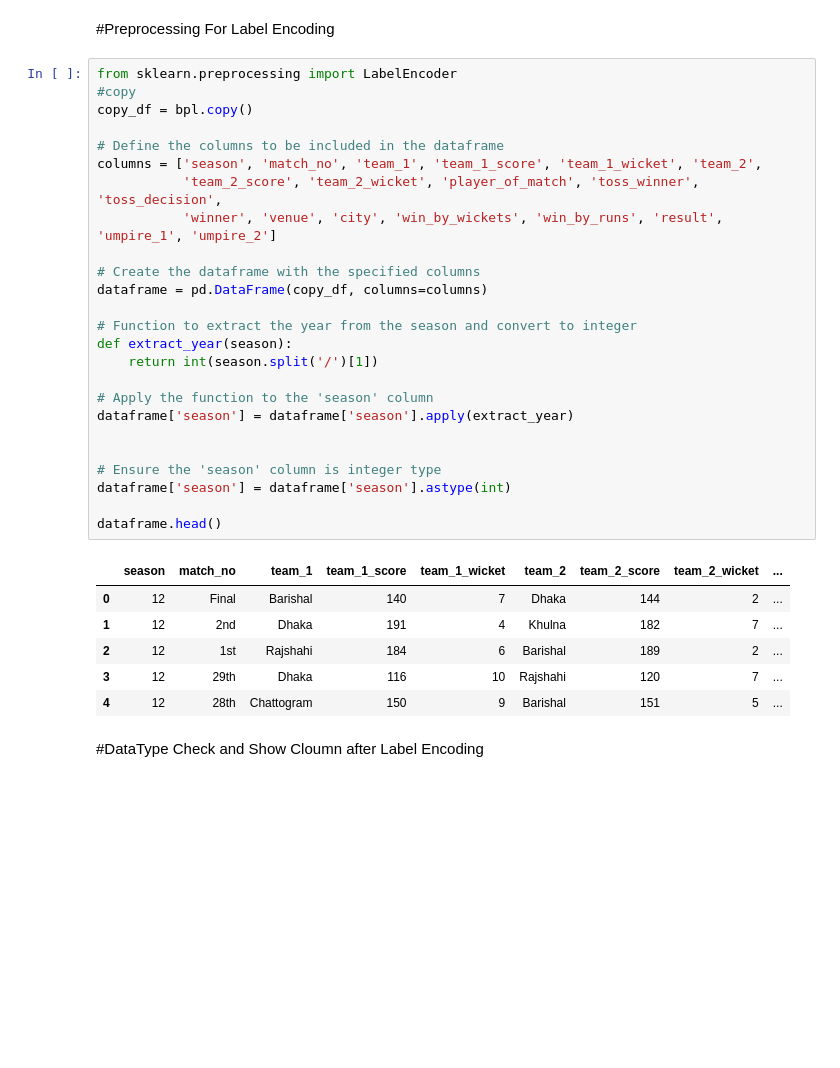
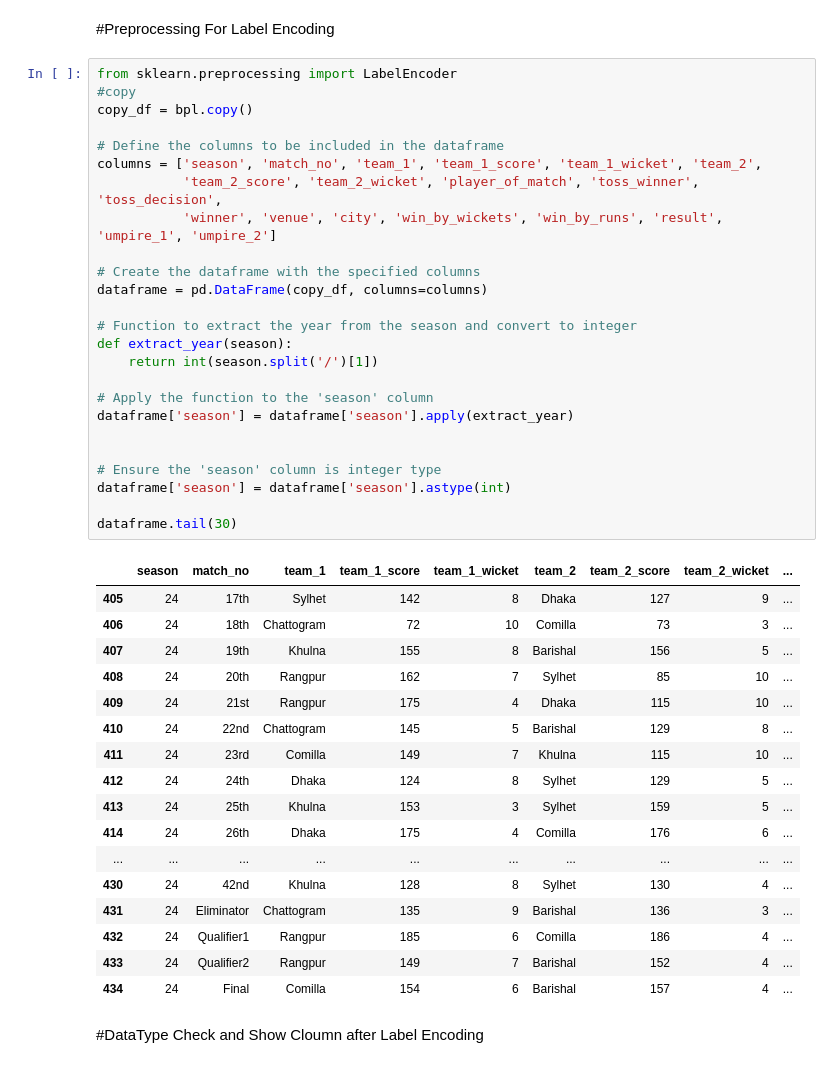
Before and after one commit to muhpuc40/BPL_Match_Result_Prediction, a Jupyter notebook: BPL_.ipynb, the cells around one changed output. Saved outputs shown, nothing was run; the diff lists cells and outputs as text; blank space fills up the shorter version.

```diff
--- a/BPL_.ipynb
+++ b/BPL_.ipynb
@@ -216,35 +216,46 @@ Name: count, dtype: int64
 # %%
 from sklearn.preprocessing import LabelEncoder
 #copy
 copy_df = bpl.copy()
 
 # Define the columns to be included in the dataframe
 columns = ['season', 'match_no', 'team_1', 'team_1_score', 'team_1_wicket', 'team_2',
            'team_2_score', 'team_2_wicket', 'player_of_match', 'toss_winner', 'toss_decision',
            'winner', 'venue', 'city', 'win_by_wickets', 'win_by_runs', 'result', 'umpire_1', 'umpire_2']
 
 # Create the dataframe with the specified columns
 dataframe = pd.DataFrame(copy_df, columns=columns)
 
 # Function to extract the year from the season and convert to integer
 def extract_year(season):
     return int(season.split('/')[1])
 
 # Apply the function to the 'season' column
 dataframe['season'] = dataframe['season'].apply(extract_year)
 
 
 # Ensure the 'season' column is integer type
 dataframe['season'] = dataframe['season'].astype(int)
 
-dataframe.head()
+dataframe.tail(30)
 # %% [output]
 |  | season | match_no | team_1 | team_1_score | team_1_wicket | team_2 | team_2_score | team_2_wicket | ... |
-| 0 | 12 | Final | Barishal | 140 | 7 | Dhaka | 144 | 2 | ... |
-| 1 | 12 | 2nd | Dhaka | 191 | 4 | Khulna | 182 | 7 | ... |
-| 2 | 12 | 1st | Rajshahi | 184 | 6 | Barishal | 189 | 2 | ... |
-| 3 | 12 | 29th | Dhaka | 116 | 10 | Rajshahi | 120 | 7 | ... |
-| 4 | 12 | 28th | Chattogram | 150 | 9 | Barishal | 151 | 5 | ... |
+| 405 | 24 | 17th | Sylhet | 142 | 8 | Dhaka | 127 | 9 | ... |
+| 406 | 24 | 18th | Chattogram | 72 | 10 | Comilla | 73 | 3 | ... |
+| 407 | 24 | 19th | Khulna | 155 | 8 | Barishal | 156 | 5 | ... |
+| 408 | 24 | 20th | Rangpur | 162 | 7 | Sylhet | 85 | 10 | ... |
+| 409 | 24 | 21st | Rangpur | 175 | 4 | Dhaka | 115 | 10 | ... |
+| 410 | 24 | 22nd | Chattogram | 145 | 5 | Barishal | 129 | 8 | ... |
+| 411 | 24 | 23rd | Comilla | 149 | 7 | Khulna | 115 | 10 | ... |
+| 412 | 24 | 24th | Dhaka | 124 | 8 | Sylhet | 129 | 5 | ... |
+| 413 | 24 | 25th | Khulna | 153 | 3 | Sylhet | 159 | 5 | ... |
+| 414 | 24 | 26th | Dhaka | 175 | 4 | Comilla | 176 | 6 | ... |
+| ... | ... | ... | ... | ... | ... | ... | ... | ... | ... |
+| 430 | 24 | 42nd | Khulna | 128 | 8 | Sylhet | 130 | 4 | ... |
+| 431 | 24 | Eliminator | Chattogram | 135 | 9 | Barishal | 136 | 3 | ... |
+| 432 | 24 | Qualifier1 | Rangpur | 185 | 6 | Comilla | 186 | 4 | ... |
+| 433 | 24 | Qualifier2 | Rangpur | 149 | 7 | Barishal | 152 | 4 | ... |
+| 434 | 24 | Final | Comilla | 154 | 6 | Barishal | 157 | 4 | ... |
 # %% [markdown]
 #DataType Check and Show Cloumn after Label Encoding
 # %%
```
Also changed, not shown: parts of 10 cells of this notebook.
